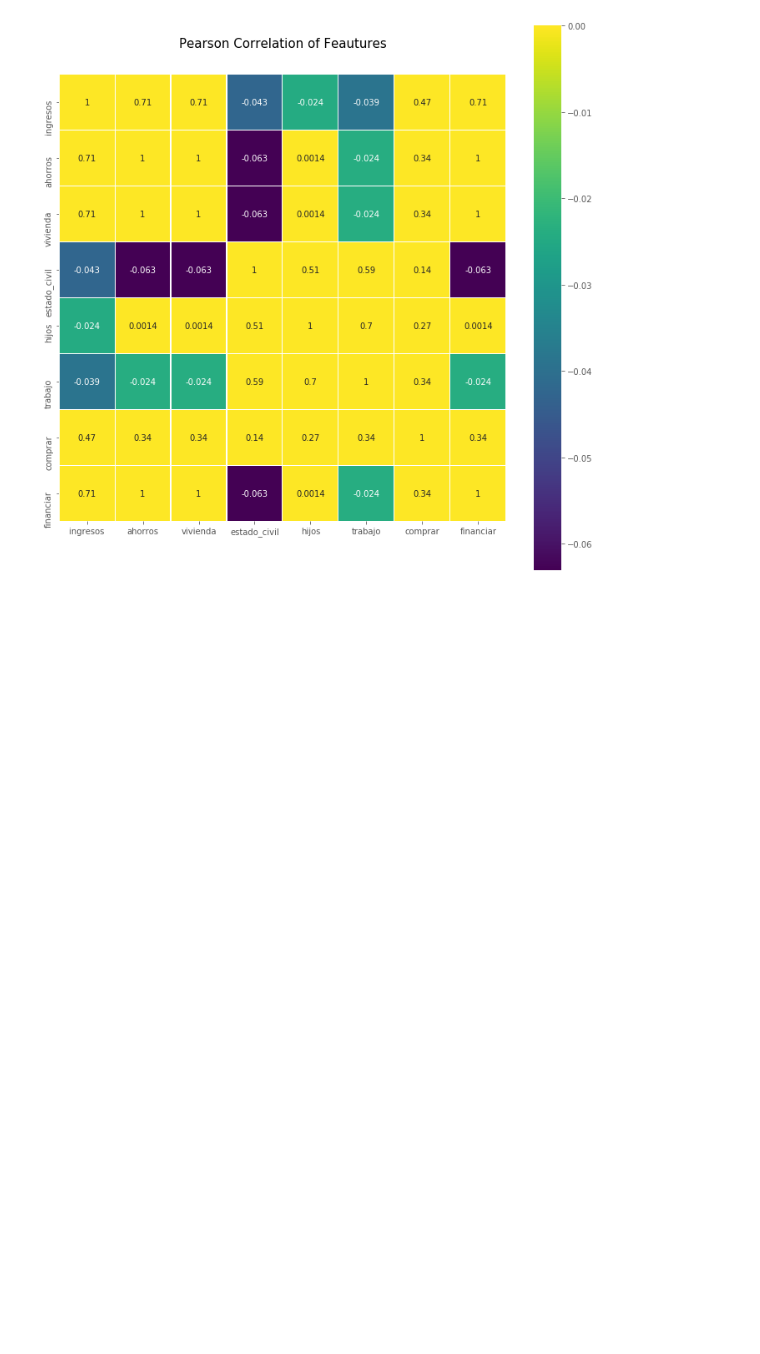
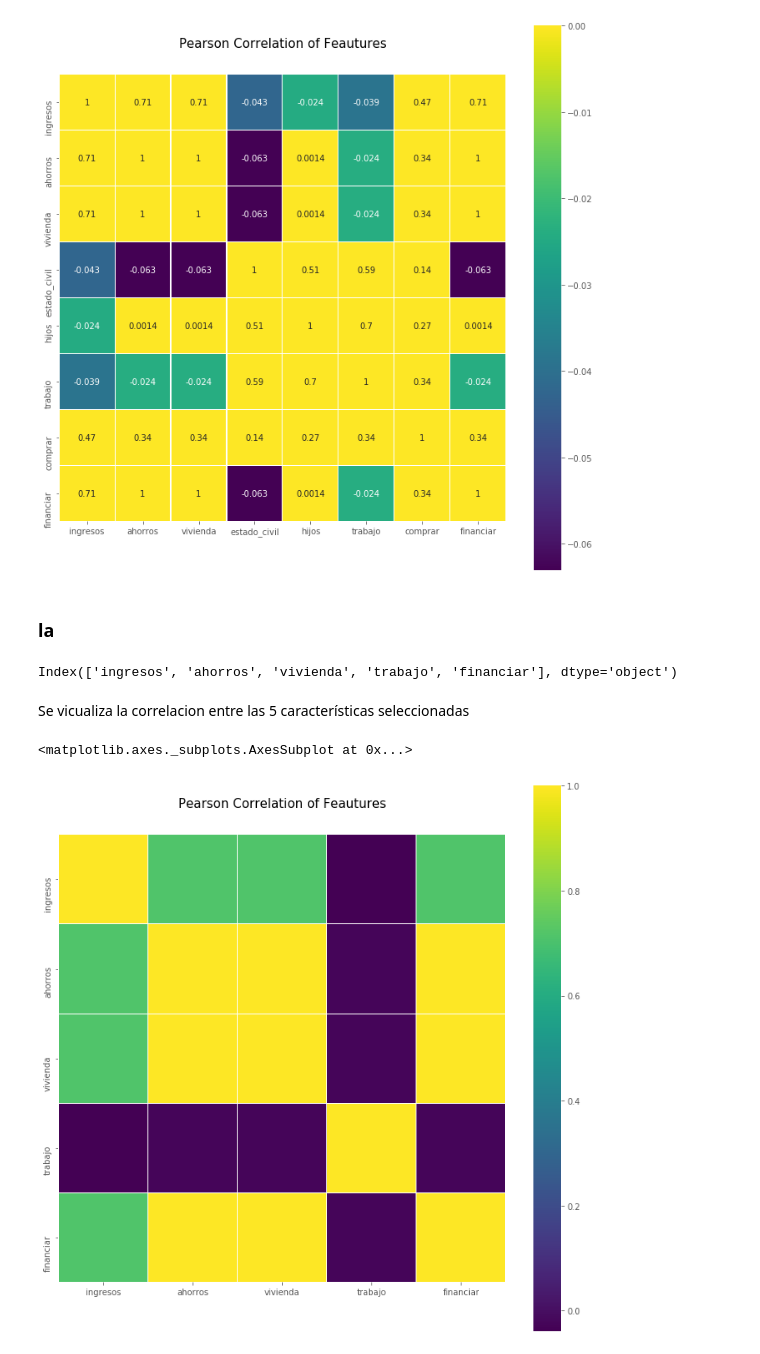
Before and after one commit to romp1998/IA-CLASE-L5, a Jupyter notebook: Práctica Bayes.ipynb, the cells around one changed output. Cells and saved outputs as stored; diff of their text form; code cells hidden in the pictures; blank space fills up the shorter version.

```diff
--- a/Práctica Bayes.ipynb
+++ b/Práctica Bayes.ipynb
@@ -25,3 +9,19 @@ from sklearn.feature_selection import SelectKBest
+# %%
+import pandas as pd
+import numpy as np
+import matplotlib.pyplot as plt
+from matplotlib import colors
+import seaborn as sb
+
+%matplotlib inline
+plt.rcParams['figure.figsize'] = (16,9)
+plt.style.use('ggplot')
+
+from sklearn.model_selection import train_test_split
+from sklearn.metrics import classification_report
+from sklearn.metrics import confusion_matrix
+from sklearn.naive_bayes import GaussianNB
+from sklearn.feature_selection import SelectKBest
 # %% [markdown]
 ### Leemos los datos
 # %%
@@ -106,3 +106,27 @@ sb.heatmap(reduced.astype(float).corr(), linewidths=0.1, vmax=0, square=True, cm
 # %% [output]
 <matplotlib.axes._subplots.AxesSubplot at 0x...>
 [figure]
+# %% [markdown]
+### la
+# %%
+x = dataframe.drop(['comprar'], axis = 1)
+y = dataframe['comprar']
+best = SelectKBest (k = 5)
+x_new = best.fit_transform(x,y)
+x_new.shape
+selected = best.get_support(indices = True)
+print(x.columns[selected])
+# %% [output]
+Index(['ingresos', 'ahorros', 'vivienda', 'trabajo', 'financiar'], dtype='object')
+# %% [markdown]
+Se vicualiza la correlacion entre las 5 características seleccionadas
+# %%
+used_features = x.columns[selected]
+
+colormap = plt.cm.viridis
+plt.figure(figsize=(12,12))
+plt.title('Pearson Correlation of Feautures', y=1.05, size=15)
+sb.heatmap(dataframe[used_features].astype(float).corr(), linewidths=0.1, vmax=1.0, square=True, cmap=colormap, linecolor='white')
+# %% [output]
+<matplotlib.axes._subplots.AxesSubplot at 0x...>
+[figure, added]
```
Also changed, not shown: parts of 7 cells of this notebook.
